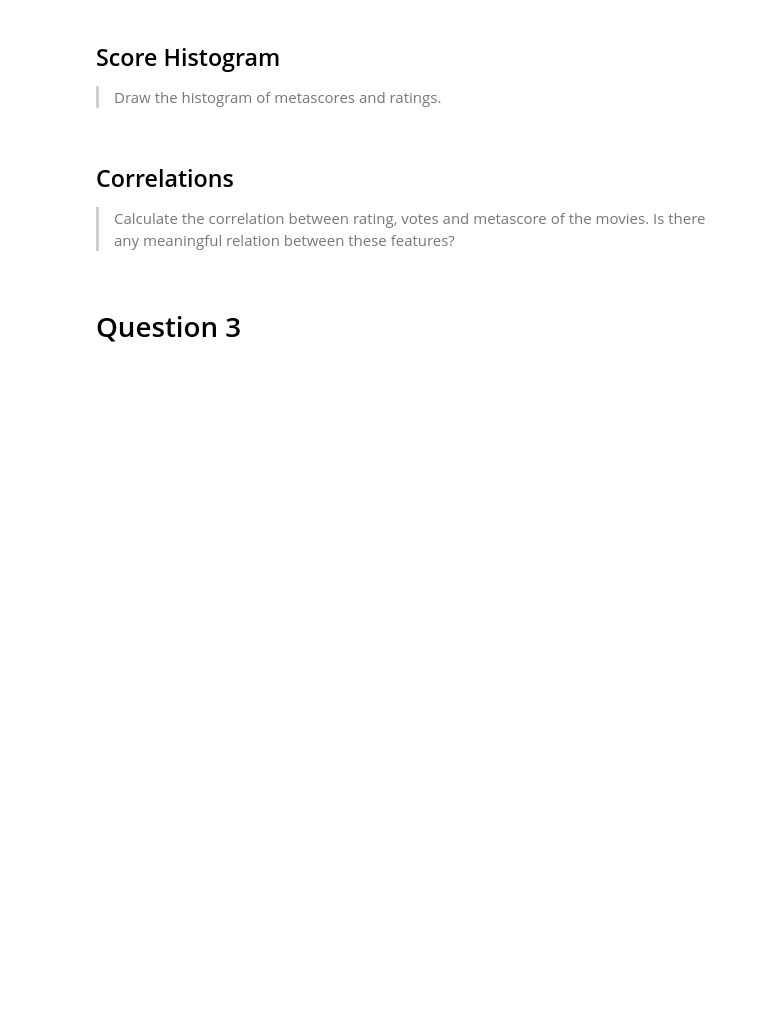
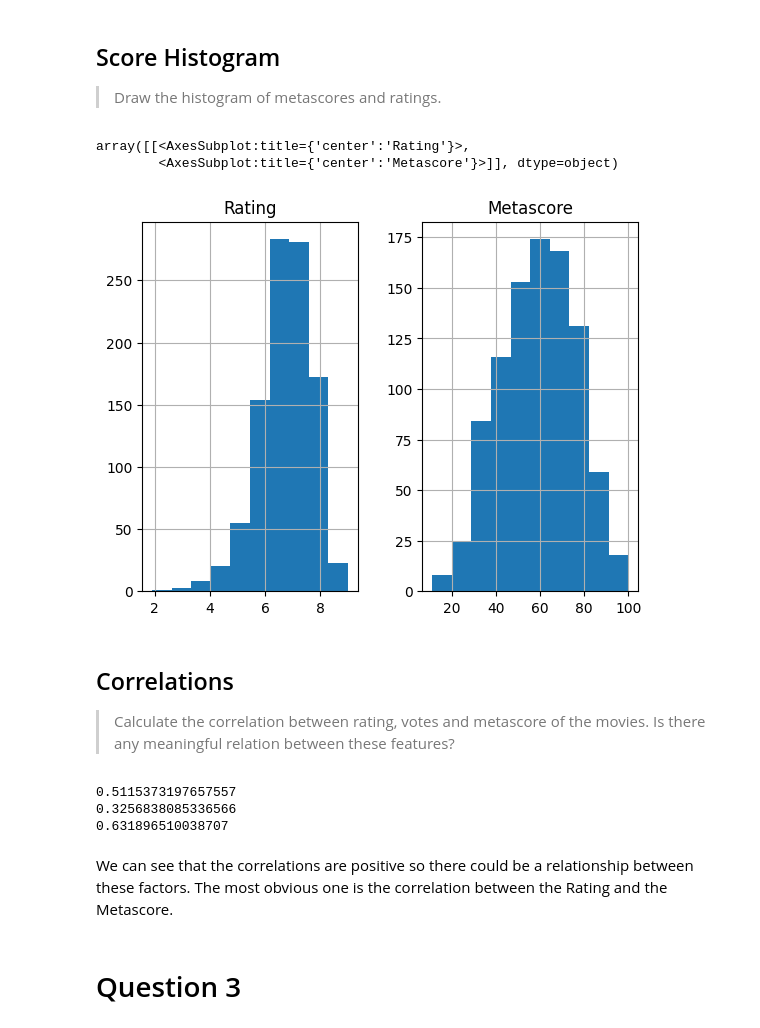
Before and after one commit to Gargantulax/ML_CHW01, a Jupyter notebook: IML_CWH1_Q2.ipynb, the cells around one changed output. Cells and saved outputs as stored; diff of their text form; code cells hidden in the pictures; blank space fills up the shorter version.

```diff
--- a/IML_CWH1_Q2.ipynb
+++ b/IML_CWH1_Q2.ipynb
@@ -121,5 +124,6 @@ print(np.dot(np.dot(B[:,:,0],B[:,:,1]), np.dot(B[:,:,2],B[:,:,3])))
 >Load the IMDB-Movie-Data.csv file into a pandas dataframe and show its first 5 rows. Each row of this dataframe corresponds to one film.
 # %%
 ### START CODE HERE ###
-
+df = pd.read_csv('IMDB-Movie-Data.csv')
+df.loc[0:4,:]
 ### END CODE HERE ###
@@ -135,8 +163,13 @@ print(np.dot(np.dot(B[:,:,0],B[:,:,1]), np.dot(B[:,:,2],B[:,:,3])))
 >Draw the histogram of metascores and ratings.
 # %%
 ### START CODE HERE ###
-
+meta_rate = df[["Rating", "Metascore"]]
+meta_rate.hist()
 ### END CODE HERE ###
+# %% [output]
+array([[<AxesSubplot:title={'center':'Rating'}>,
+        <AxesSubplot:title={'center':'Metascore'}>]], dtype=object)
+[figure, added]
 # %% [markdown]
 ## Correlations
 >Calculate the correlation between rating, votes and metascore of the movies.
@@ -148,3 +177,27 @@ Is there any meaningful relation between these features?
+# %%
+### START CODE HERE ###
+votes = list(df["Votes"])
+rating = list(df["Rating"])
+print(np.corrcoef(votes, rating)[0,1])
+metascore = list(df["Metascore"])
+new_metascore = metascore.copy()
+i = 0
+for score in metascore:
+    if np.isnan(score):
+        new_metascore.pop(i)
+        rating.pop(i)
+        votes.pop(i)
+        i -= 1
+    i += 1
+print(np.corrcoef(votes, new_metascore)[0,1])
+print(np.corrcoef(rating, new_metascore)[0,1])
+### END CODE HERE ###
+# %% [output]
+0.5115373197657557
+0.3256838085336566
+0.631896510038707
+# %% [markdown]
+We can see that the correlations are positive so there could be a relationship between these factors. The most obvious one is the correlation between the Rating and the Metascore.
 # %% [markdown]
 # Question 3
 # %% [markdown]
```
Also changed, not shown: parts of 13 cells of this notebook, 1 other file.
